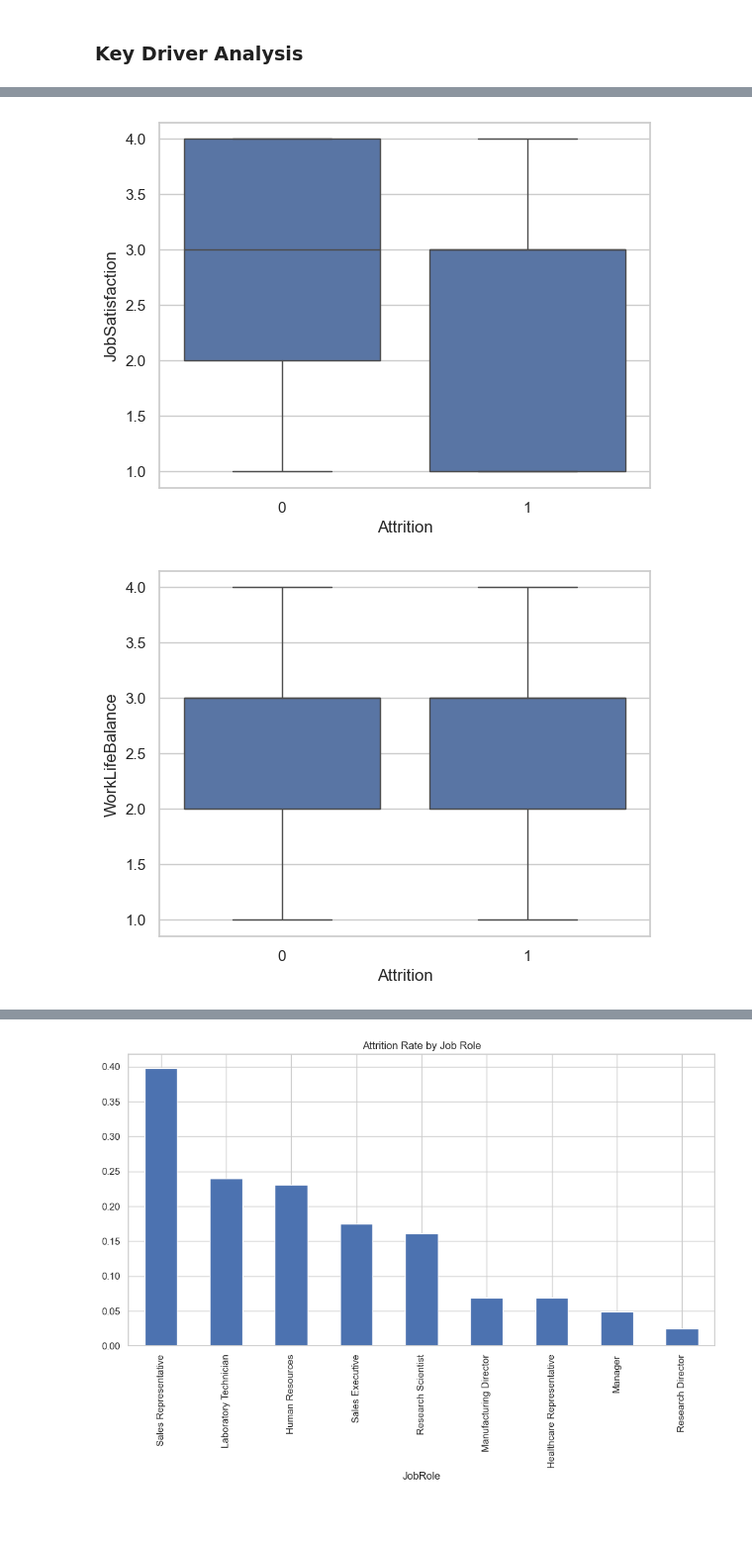
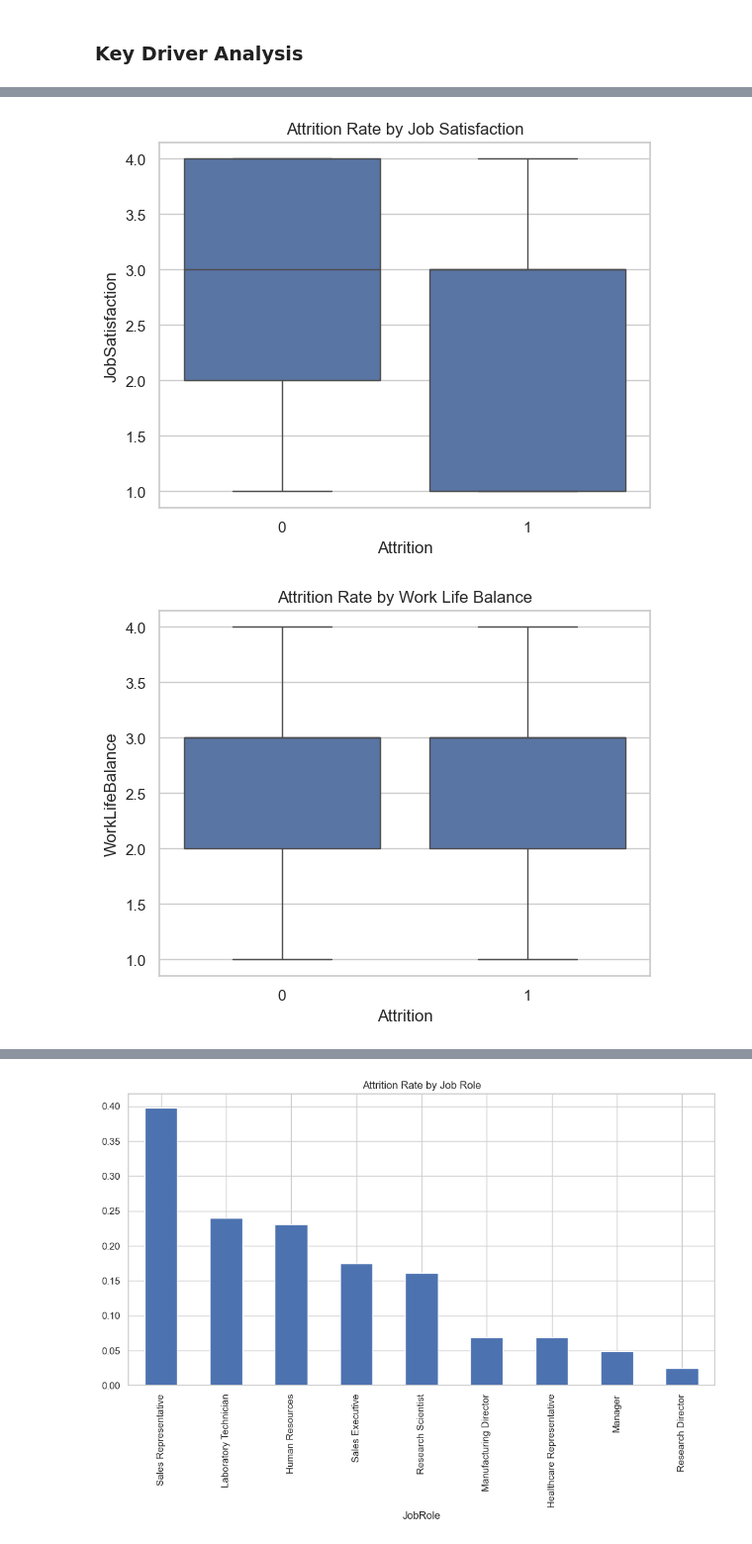
Before and after one commit to FolaT-Create/Indicino-employee-attrition-prediction, a Jupyter notebook: notebooks/01_data_exploration.ipynb, the cells around one changed output, grey strips where cells are left out. Shown at 99% size. Cells and saved outputs as stored; diff of their text form; code cells hidden in the pictures; blank space fills up the shorter version.

```diff
--- a/notebooks/01_data_exploration.ipynb
+++ b/notebooks/01_data_exploration.ipynb
@@ -208,15 +209,17 @@ plt.show()
 # %%
 #Attrition Rate by Job Satisfaction
 sns.boxplot(x='Attrition', y='JobSatisfaction', data=df)
+plt.title('Attrition Rate by Job Satisfaction')
 plt.show()
 # %% [output]
-[figure, old version]
+[figure, new version]
 # %%
 #Attrition Rate by Work Life Balance
 sns.boxplot(x='Attrition', y='WorkLifeBalance', data=df)
+plt.title('Attrition Rate by Work Life Balance')
 plt.show()
 # %% [output]
-[figure, old version]
+[figure, new version]
 # %%
 #Attrition Rate by Managers Impact
 sns.boxplot(x='Attrition', y='YearsWithCurrManager', data=df)
```
Also changed, not shown: parts of 9 cells of this notebook.
